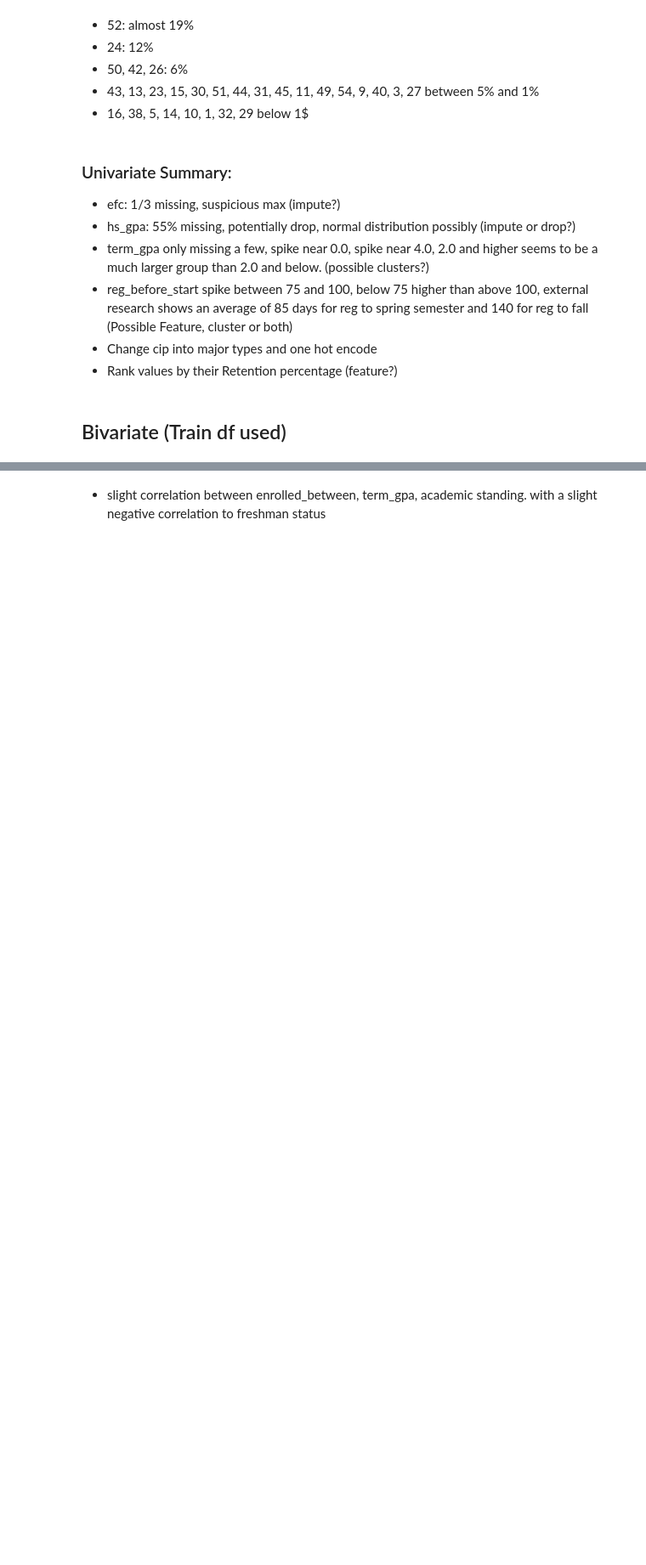
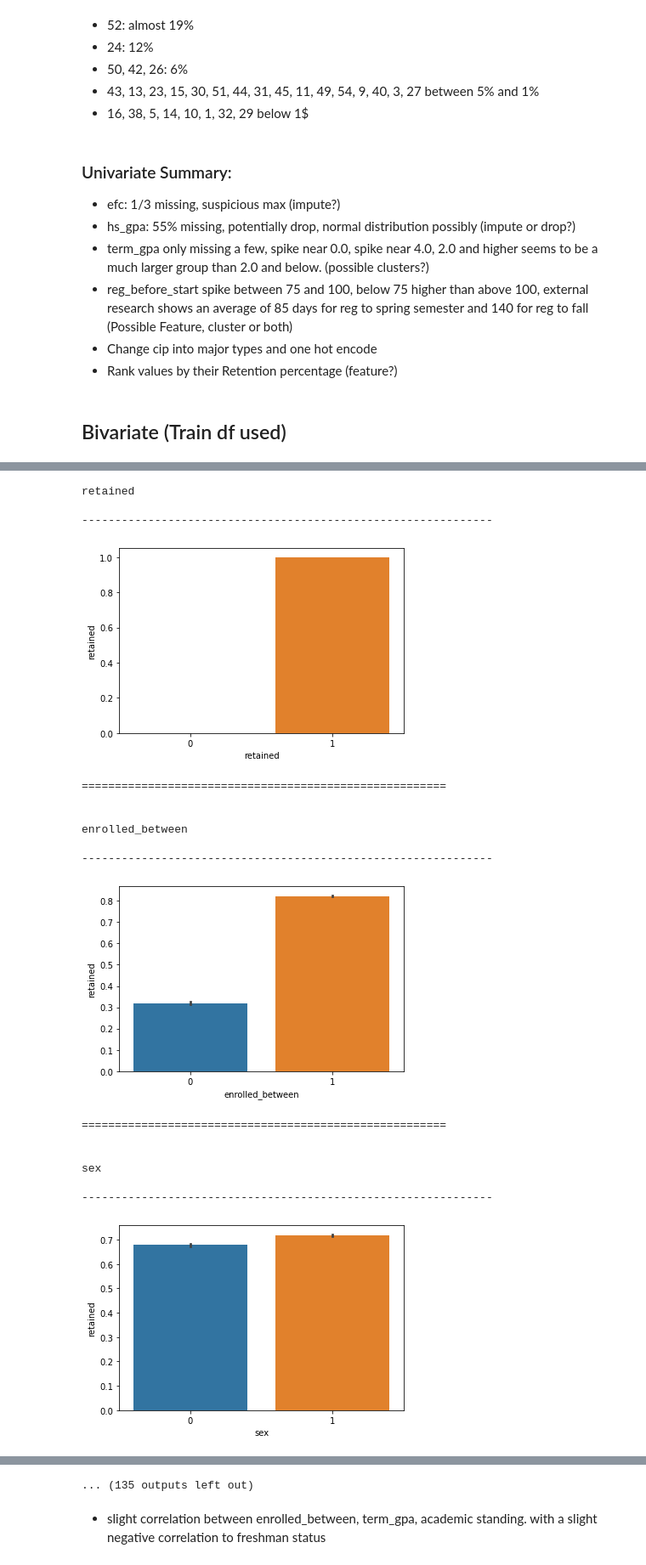
Before and after one commit to mwboiss/retention-project, a Jupyter notebook: work.ipynb, the cells around one changed output, grey strips where cells are left out. Shown at 85% size. Saved outputs shown, nothing was run; the diff lists cells and outputs as text; code cells hidden in the pictures; blank space fills up the shorter version.

```diff
--- a/work.ipynb
+++ b/work.ipynb
@@ -383,11 +612,30 @@ Percent Missing
 # %%
-# columns = train.columns[(train.dtypes == 'int') | (train.dtypes == 'float') | (train.dtypes == 'uint8')]
-# # print(f'Not Retained:\n\n')
-# # print(f'{train[train["retained"]=="N"].describe()}\n')
-# # print(f'Retained:\n\n')
-# # print(f'{train[train["retained"]=="Y"].describe()}\n')
-# for col in columns:
-#     print(f'{col}\n\n--------------------------------------------------------------')
-#     sns.barplot(x='retained', y=col, data= train)
-#     plt.show()
-#     print(f'=======================================================\n\n')
+columns = train.columns[(train.dtypes == 'int') | (train.dtypes == 'float') | (train.dtypes == 'uint8')]
+# print(f'Not Retained:\n\n')
+# print(f'{train[train["retained"]=="N"].describe()}\n')
+# print(f'Retained:\n\n')
+# print(f'{train[train["retained"]=="Y"].describe()}\n')
+for col in columns:
+    print(f'{col}\n\n--------------------------------------------------------------')
+    sns.barplot(x=col, y='retained', data= train)
+    plt.show()
+    print(f'=======================================================\n\n')
+# %% [output]
+retained
+
+--------------------------------------------------------------
+[figure, added]
+=======================================================
+
+
+enrolled_between
+
+--------------------------------------------------------------
+[figure, added]
+=======================================================
+
+
+sex
+
+--------------------------------------------------------------
+[figure, added]
@@ -394 +663,2 @@ Percent Missing
+... (135 outputs left out)
 # %%
```
Also changed, not shown: parts of 113 cells of this notebook, 6 other files.
